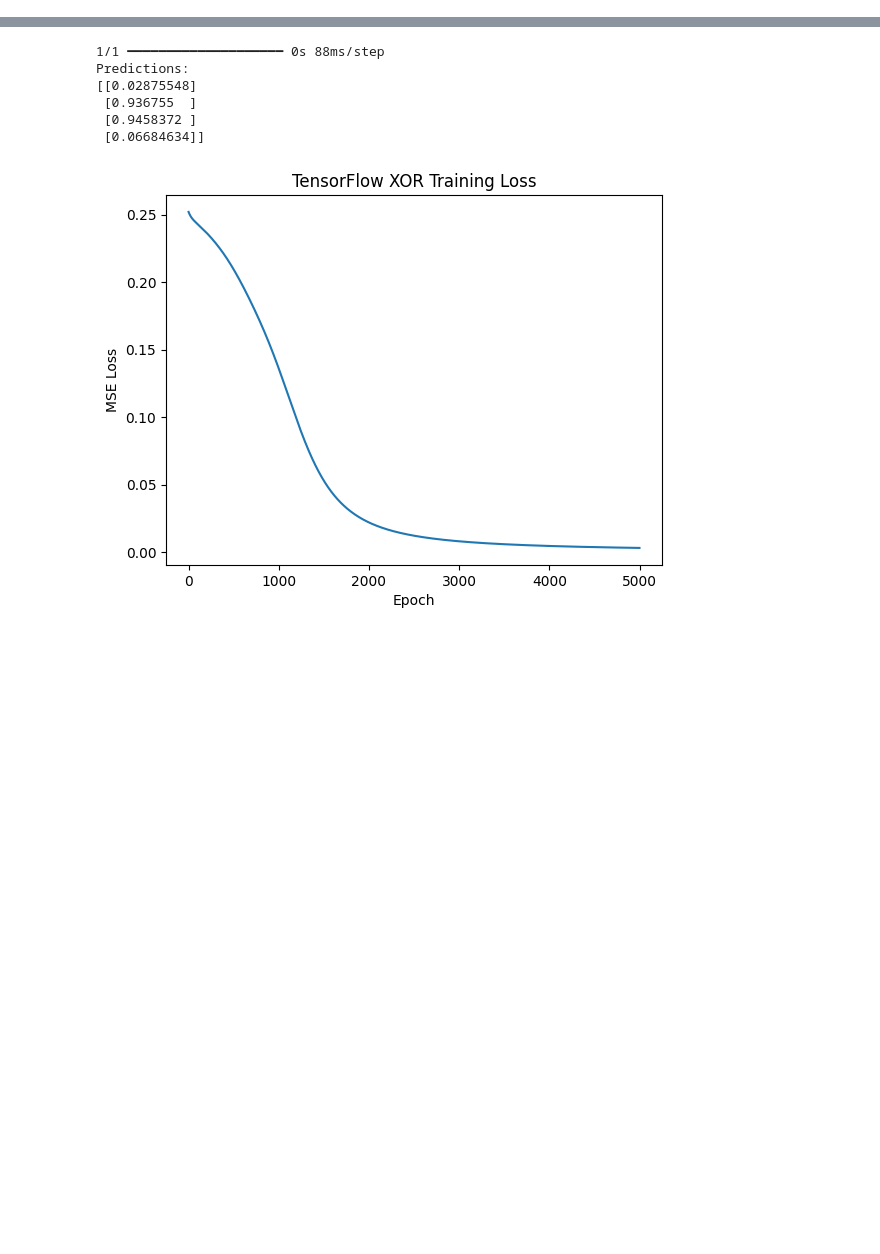
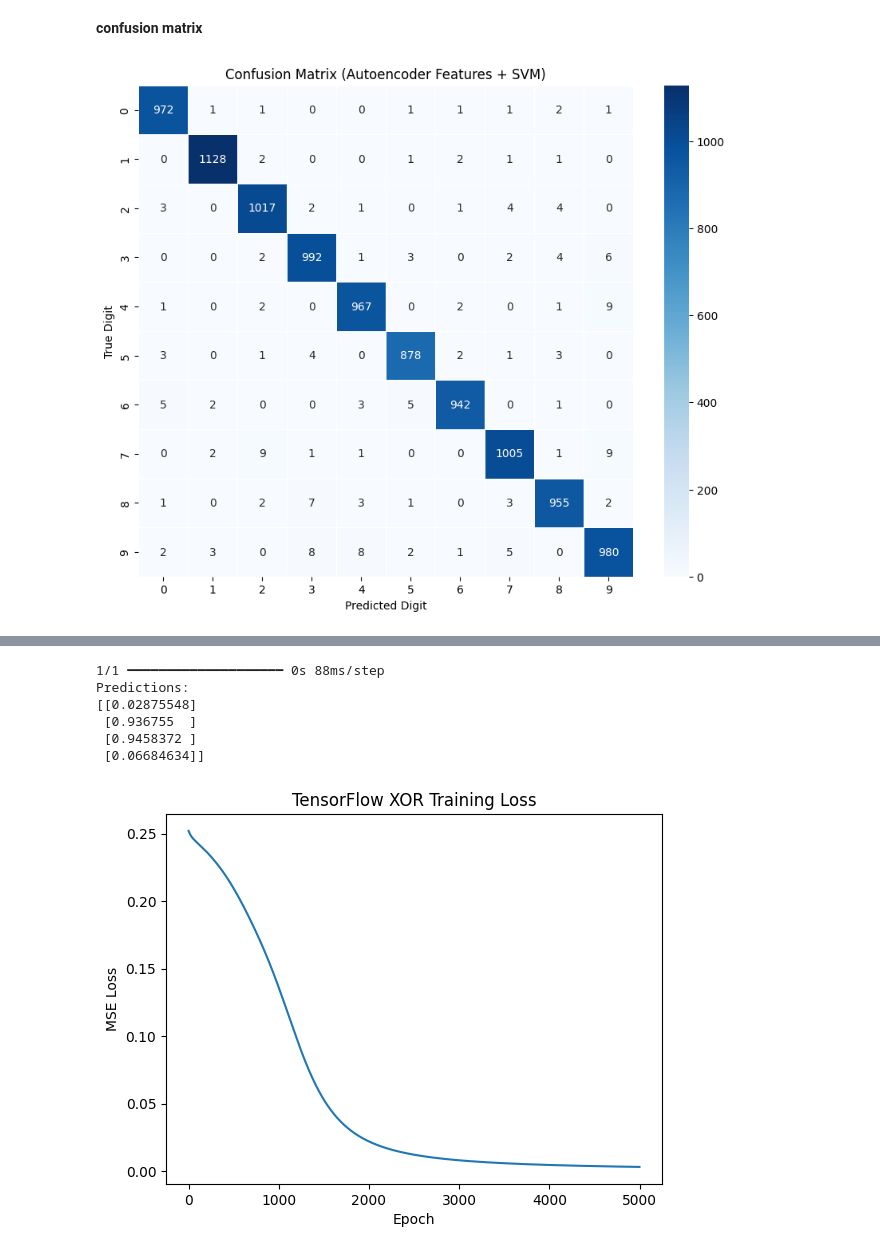
Before and after one commit to jaegerattacks-lgtm/ci_project, a Jupyter notebook: notebooks/project_demo.ipynb, the cells around one changed output, grey strips where cells are left out. Cells and saved outputs as stored; diff of their text form; code cells hidden in the pictures; blank space fills up the shorter version.

```diff
--- a/notebooks/project_demo.ipynb
+++ b/notebooks/project_demo.ipynb
@@ -231,0 +376,7 @@ Predictions:
+# %%
+x_classifir_train=x_train
+y_classifir_train=y_train
+x_classifir_test=x_test
+y_classifir_test=y_test
+x_classifir_val=x_val
+y_classifir_val=y_val
@@ -231,0 +403,14 @@ Predictions:
+# %%
+from sklearn.svm import SVC
+import time
+svm = SVC(kernel='rbf', C=10, gamma='scale')
+
+print(" Starting SVM training with RBF kernel...")
+start = time.time()
+
+# 2. Fit the model
+# .ravel() is used to ensure labels are 1D array (e.g., [1, 5, 3] not [[1], [5], [3]])
+svm.fit(z_train, y_classifir_train.ravel())
+
+end = time.time()
+print(f" Training completed in {end - start:.2f} seconds.")
@@ -231,0 +425,7 @@ Predictions:
+# %%
+from sklearn.metrics import accuracy_score
+
+print(" Predicting test set...")
+y_pred = svm.predict(z_test)
+accuracy = accuracy_score(y_classifir_test, y_pred)
+print(f"SVM Classification Accuracy: {accuracy * 100:.2f}%")
@@ -231,0 +459,17 @@ Predictions:
+# %% [markdown]
+**confusion matrix**
+# %%
+from sklearn.metrics import accuracy_score, confusion_matrix, classification_report
+import seaborn as sns
+import matplotlib.pyplot as plt
+
+cm = confusion_matrix(y_classifir_test, y_pred)
+
+plt.figure(figsize=(10, 8))
+sns.heatmap(cm, annot=True, fmt='d', cmap='Blues', linewidths=0.5)
+plt.title('Confusion Matrix (Autoencoder Features + SVM)')
+plt.xlabel('Predicted Digit')
+plt.ylabel('True Digit')
+plt.show()
+# %% [output]
+[figure, added]
```
Also changed, not shown: parts of 39 cells of this notebook.
